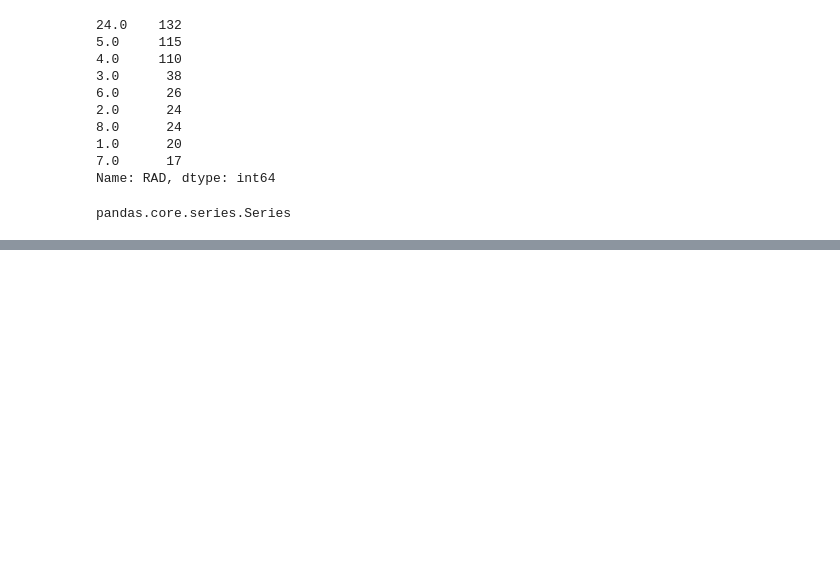
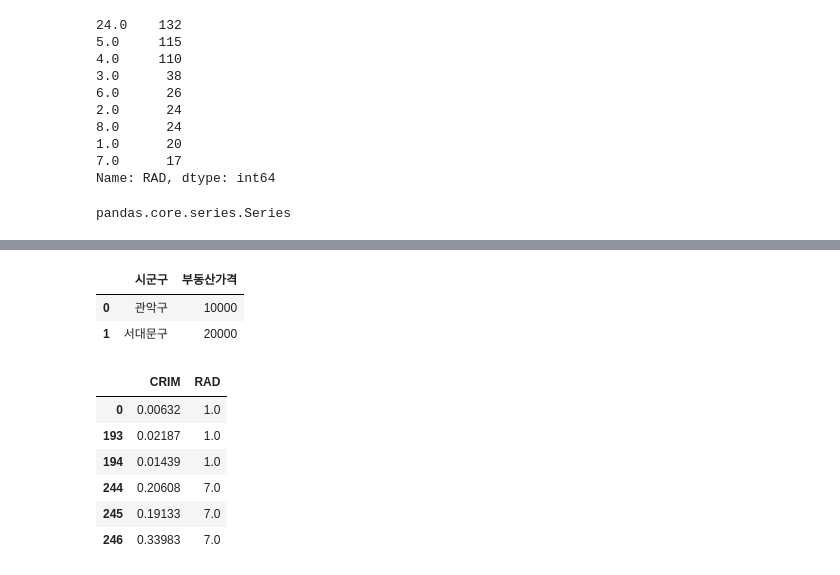
Before and after one commit to dschloe/streamlitbook-saraevan, a Jupyter notebook: ch02/step02_pandas.ipynb, the cells around one changed output, grey strips where cells are left out. Drawn from its saved outputs; the diff is of its cells as text; code cells hidden in the pictures; blank space fills up the shorter version.

```diff
--- a/ch02/step02_pandas.ipynb
+++ b/ch02/step02_pandas.ipynb
@@ -215,0 +183,26 @@ pandas.core.series.Series
+# %%
+import pandas as pd
+
+df = pd.DataFrame({'시군구': ['관악구', '서대문구', '강남구', '서초구'],
+                   '부동산가격': [10000, 20000, 30000, 40000]})
+
+cities = ['관악구', '서대문구']
+filtered_df = df[df['시군구'].isin(cities)]
+
+filtered_df
+# %% [output]
+|  | 시군구 | 부동산가격 |
+| 0 | 관악구 | 10000 |
+| 1 | 서대문구 | 20000 |
+# %%
+numbers = [1.0, 7.0]
+filtered_df = df_boston[df_boston['RAD'].isin(numbers)]
+filtered_df[['CRIM', 'RAD']].head(6)
+# %% [output]
+|  | CRIM | RAD |
+| 0 | 0.00632 | 1.0 |
+| 193 | 0.02187 | 1.0 |
+| 194 | 0.01439 | 1.0 |
+| 244 | 0.20608 | 7.0 |
+| 245 | 0.19133 | 7.0 |
+| 246 | 0.33983 | 7.0 |
```
Also changed, not shown: parts of 11 cells of this notebook, 1 other file.
